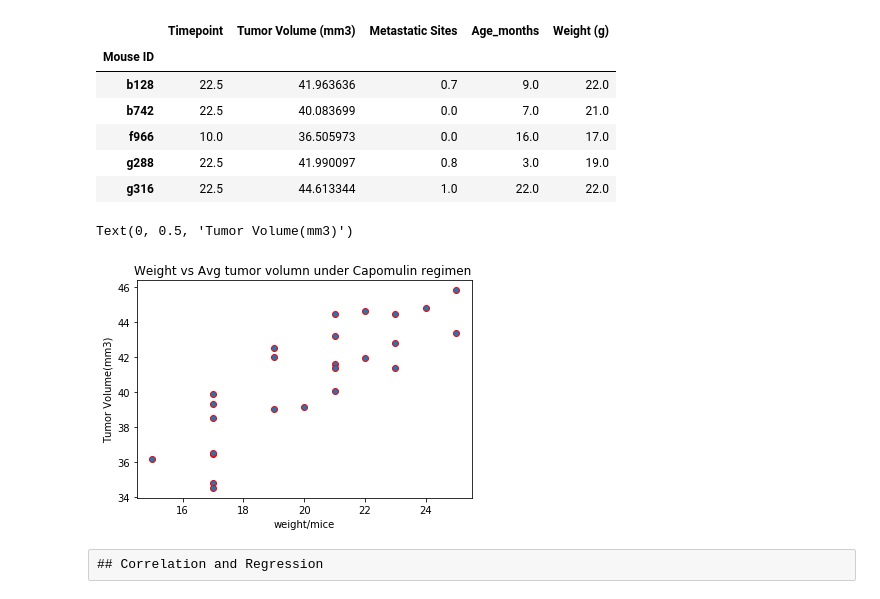
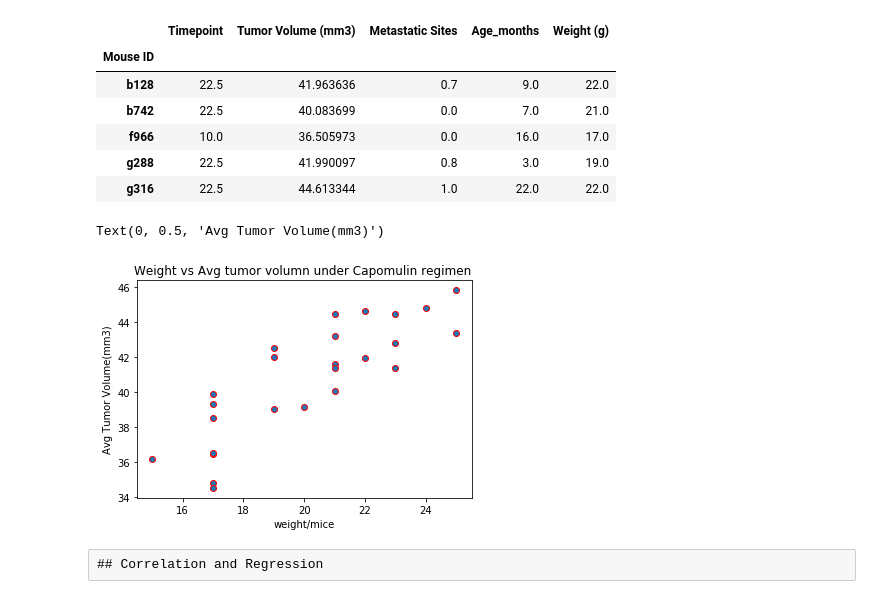
Before and after one commit to Neejos/Matplotlib-challenge, a Jupyter notebook: Pymaceuticals/pymaceuticals_starter.ipynb, the cells around one changed output. Cells and saved outputs as stored; diff of their text form; code cells hidden in the pictures.

```diff
--- a/Pymaceuticals/pymaceuticals_starter.ipynb
+++ b/Pymaceuticals/pymaceuticals_starter.ipynb
@@ -437,13 +450,14 @@ avg_tumor_volume.head()
 | g288 | 22.5 | 41.990097 | 0.8 | 3.0 | 19.0 |
 | g316 | 22.5 | 44.613344 | 1.0 | 22.0 | 22.0 |
 # %%
+#scatter plot the avaerage tumor volume against the weight of the mice.
 plt.scatter(avg_tumor_volume['Weight (g)'],avg_tumor_volume['Tumor Volume (mm3)'],edgecolors='r')
 plt.title("Weight vs Avg tumor volumn under Capomulin regimen ")
 plt.xlabel("weight/mice")
-plt.ylabel("Tumor Volume(mm3)")
+plt.ylabel("Avg Tumor Volume(mm3)")
 # %% [output]
-Text(0, 0.5, 'Tumor Volume(mm3)')
+Text(0, 0.5, 'Avg Tumor Volume(mm3)')
-[figure, old version]
+[figure, new version]
 # %% [raw]
 ## Correlation and Regression
 # %%
```
Also changed, not shown: parts of 5 cells of this notebook.
